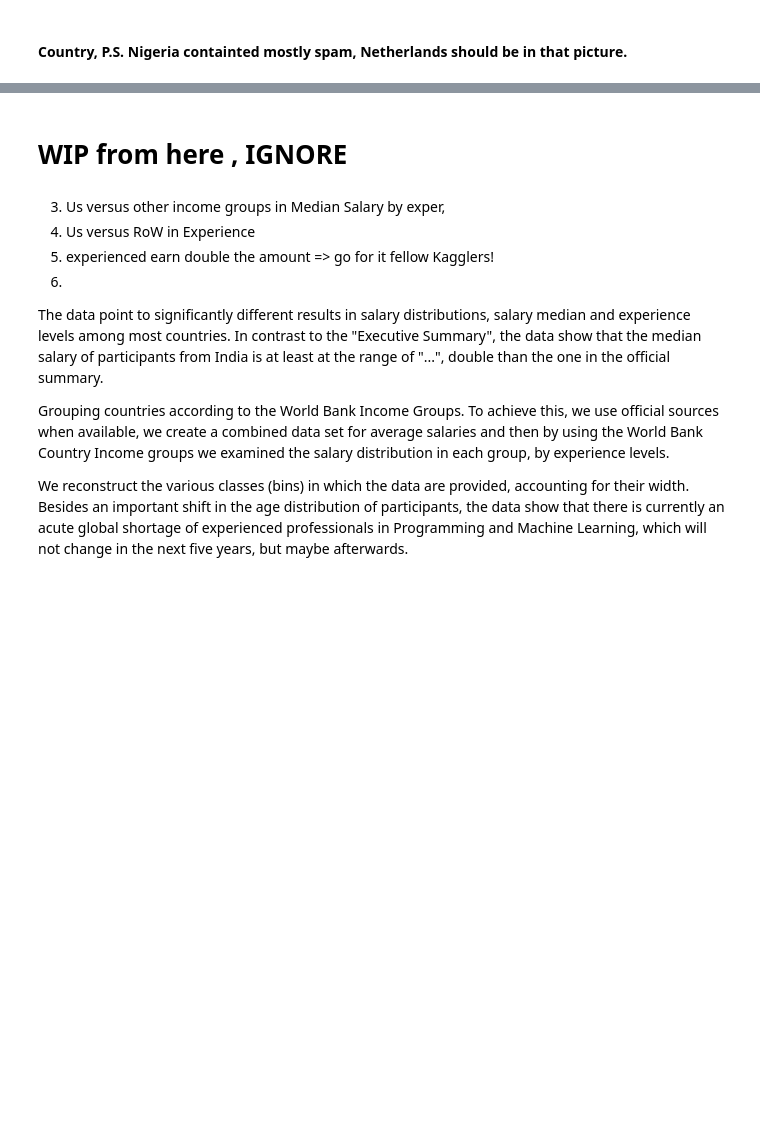
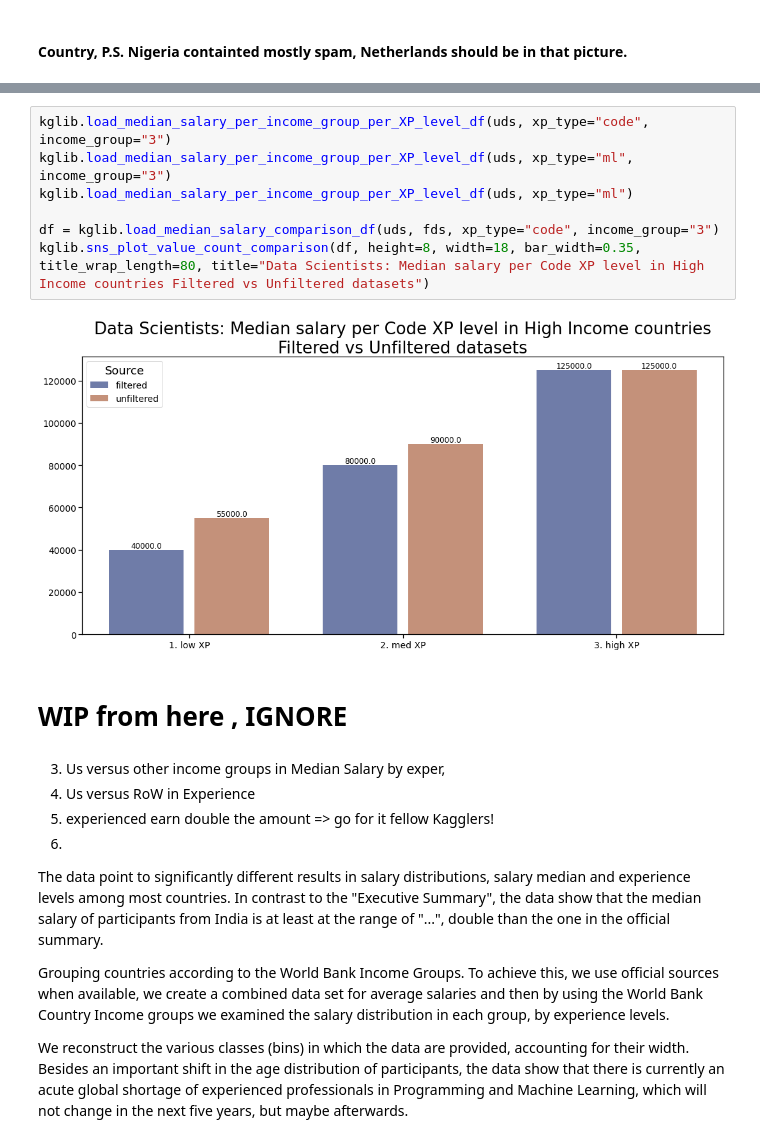
Before and after one commit to argythana/dsml_survey_20, a Jupyter notebook: notebooks/submit_draft.ipynb, the cells around one changed output, grey strips where cells are left out. Drawn from its saved outputs; the diff is of its cells as text; blank space fills up the shorter version.

```diff
--- a/notebooks/submit_draft.ipynb
+++ b/notebooks/submit_draft.ipynb
@@ -440,3 +481,12 @@ kglib.sns_plot_value_count_comparison(df, orientation="h", order_by_labels=True)
+# %%
+kglib.load_median_salary_per_income_group_per_XP_level_df(uds, xp_type="code", income_group="3")
+kglib.load_median_salary_per_income_group_per_XP_level_df(uds, xp_type="ml", income_group="3")
+kglib.load_median_salary_per_income_group_per_XP_level_df(uds, xp_type="ml")
+
+df = kglib.load_median_salary_comparison_df(uds, fds, xp_type="code", income_group="3")
+kglib.sns_plot_value_count_comparison(df, height=8, width=18, bar_width=0.35, title_wrap_length=80, title="Data Scientists: Median salary per Code XP level in High Income countries Filtered vs Unfiltered datasets")
+# %% [output]
+[figure, added]
 # %% [markdown]
 # WIP from here , IGNORE
 # %% [markdown]
```
Also changed, not shown: parts of 65 cells of this notebook.
